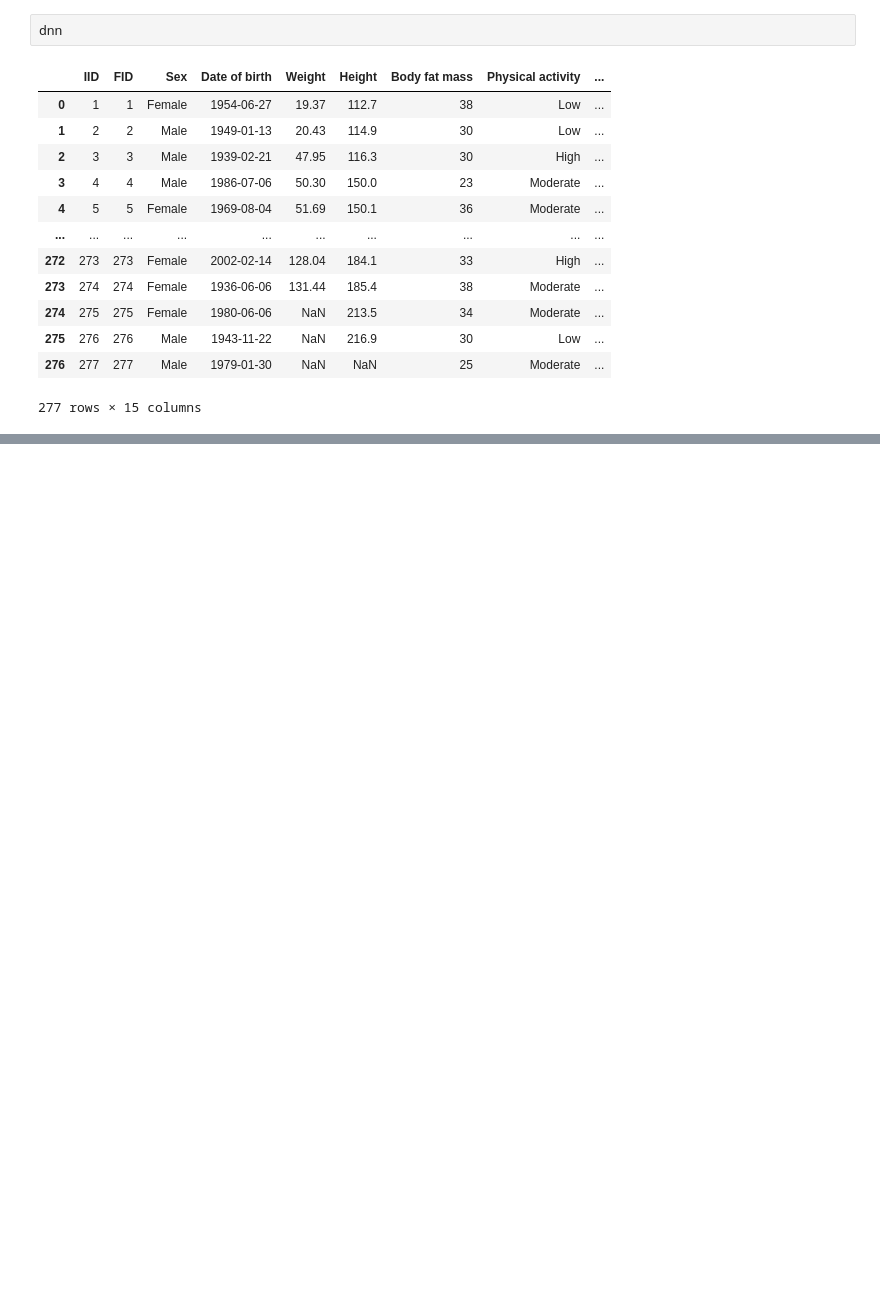
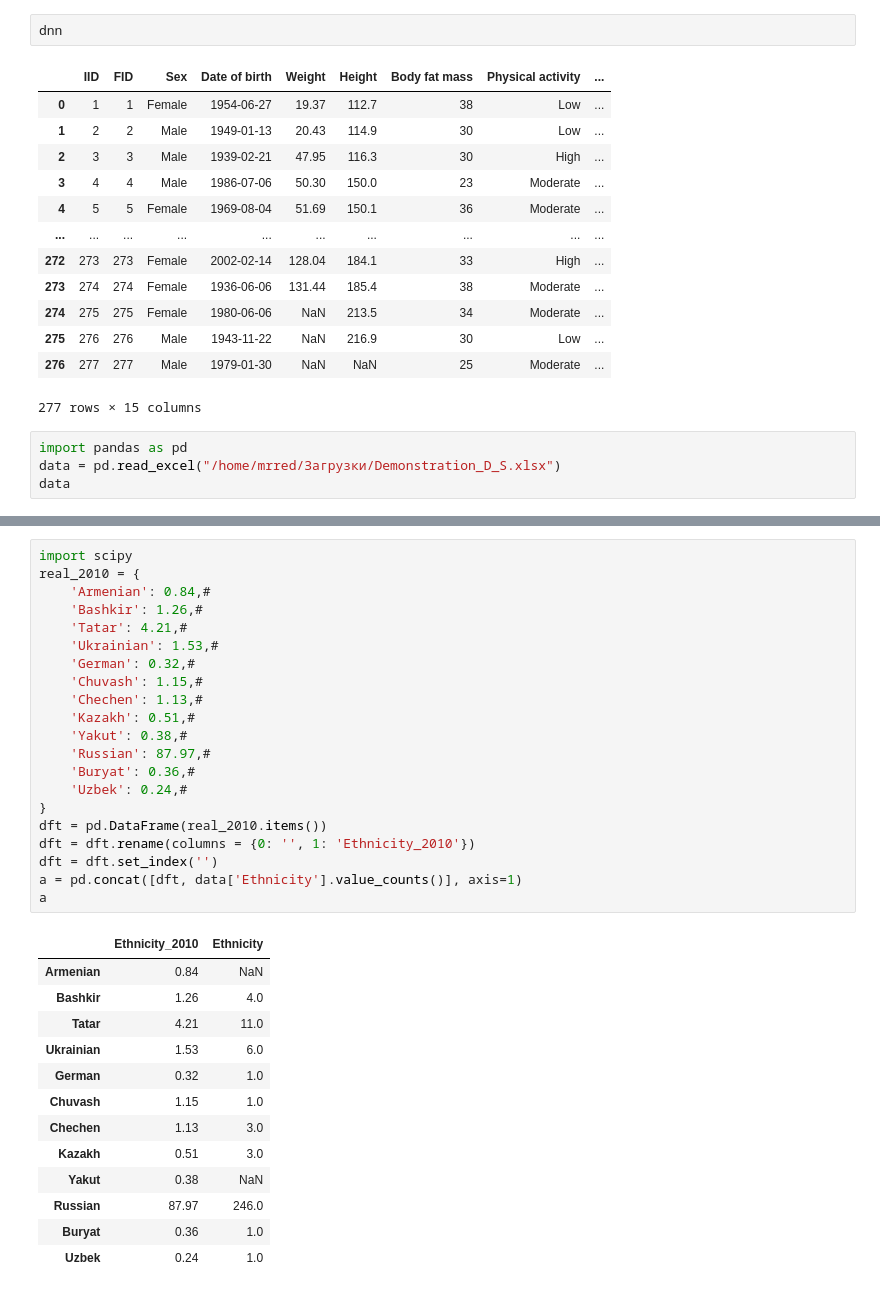
Before and after one commit to wertick01/BiometryPython, a Jupyter notebook: biometry.ipynb, the cells around one changed output, grey strips where cells are left out. Saved outputs shown, nothing was run; the diff lists cells and outputs as text; blank space fills up the shorter version.

```diff
--- a/biometry.ipynb
+++ b/biometry.ipynb
@@ -197,3 +197,7 @@ dnn
 | 275 | 276 | 276 | Male | 1943-11-22 | NaN | 216.9 | 30 | Low | ... |
 | 276 | 277 | 277 | Male | 1979-01-30 | NaN | NaN | 25 | Moderate | ... |
 277 rows × 15 columns
+# %%
+import pandas as pd
+data = pd.read_excel("/home/mrred/Загрузки/Demonstration_D_S.xlsx")
+data
@@ -199,0 +218,35 @@ dnn
+# %%
+import scipy
+real_2010 = {
+    'Armenian': 0.84,#
+    'Bashkir': 1.26,#
+    'Tatar': 4.21,#
+    'Ukrainian': 1.53,#
+    'German': 0.32,#
+    'Chuvash': 1.15,#
+    'Chechen': 1.13,#
+    'Kazakh': 0.51,#
+    'Yakut': 0.38,#
+    'Russian': 87.97,#
+    'Buryat': 0.36,#
+    'Uzbek': 0.24,#
+}
+dft = pd.DataFrame(real_2010.items())
+dft = dft.rename(columns = {0: '', 1: 'Ethnicity_2010'})
+dft = dft.set_index('')
+a = pd.concat([dft, data['Ethnicity'].value_counts()], axis=1)
+a
+# %% [output]
+|  | Ethnicity_2010 | Ethnicity |
+| Armenian | 0.84 | NaN |
+| Bashkir | 1.26 | 4.0 |
+| Tatar | 4.21 | 11.0 |
+| Ukrainian | 1.53 | 6.0 |
+| German | 0.32 | 1.0 |
+| Chuvash | 1.15 | 1.0 |
+| Chechen | 1.13 | 3.0 |
+| Kazakh | 0.51 | 3.0 |
+| Yakut | 0.38 | NaN |
+| Russian | 87.97 | 246.0 |
+| Buryat | 0.36 | 1.0 |
+| Uzbek | 0.24 | 1.0 |
```
Also changed, not shown: parts of 8 cells of this notebook, 1 other file.
